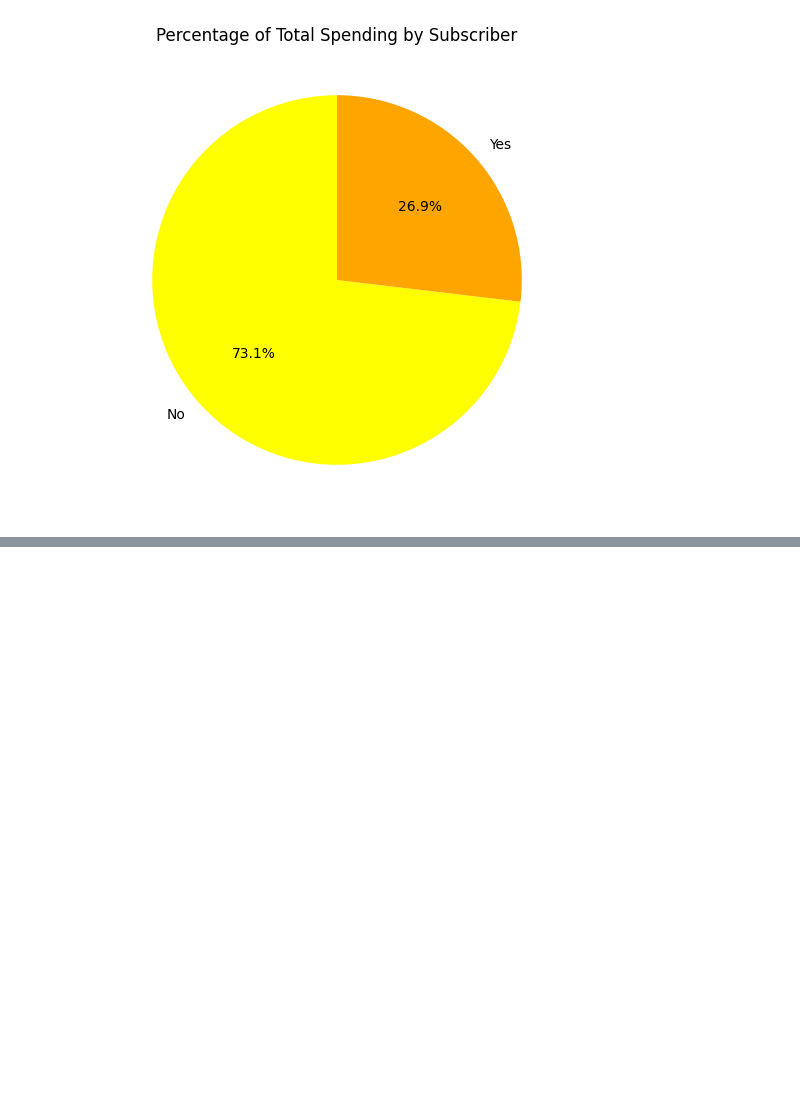
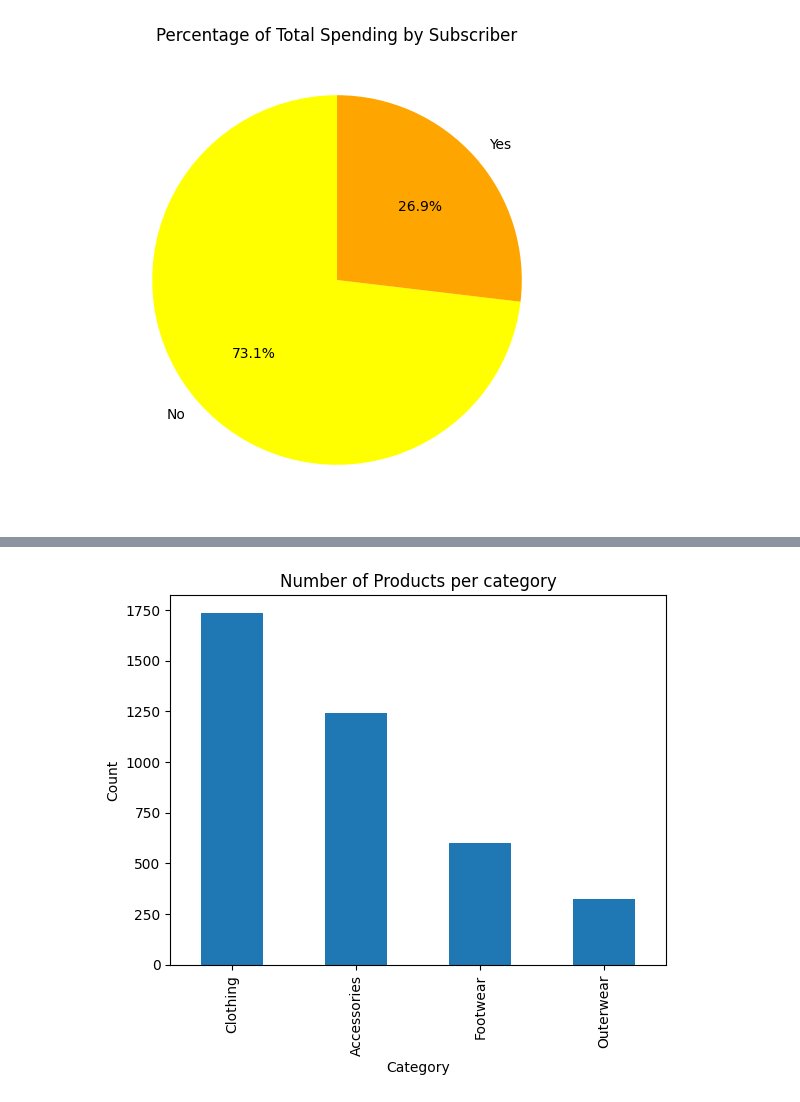
Before and after one commit to charter404/data-analytics, a Jupyter notebook: customer_spending_product.ipynb, the cells around one changed output, grey strips where cells are left out. Drawn from its saved outputs; the diff is of its cells as text; code cells hidden in the pictures; blank space fills up the shorter version.

```diff
--- a/customer_spending_product.ipynb
+++ b/customer_spending_product.ipynb
@@ -337,0 +393,8 @@ plt.show()
+# %%
+df["Category"].value_counts().plot(kind="bar")
+plt.xlabel("Category")
+plt.ylabel("Count")
+plt.title("Number of Products per category")
+plt.show()
+# %% [output]
+[figure, added]
```
Also changed, not shown: parts of 27 cells of this notebook.
